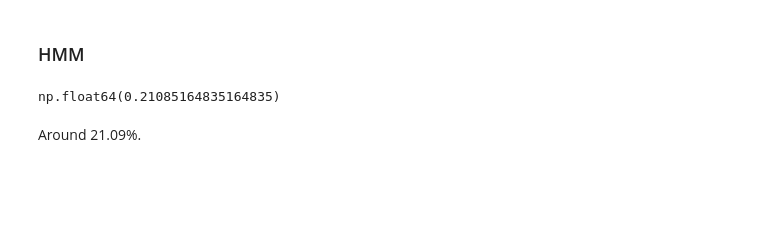
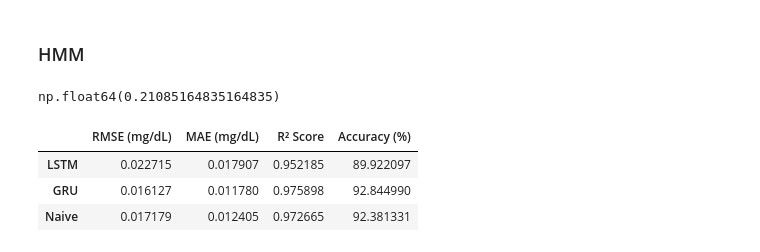
Before and after one commit to Glucora/Ai-Powered-System-for-Continuous-Glucose-Monitoring-and-Automated-Insulin-Delivery, a Jupyter notebook: Preprocessing/diabetes_datasets (Time-Series) - Malak/Fine Tuned GRU, LSTM, HMM Malak's dataset.ipynb, the cells around one changed output. Cells and saved outputs as stored; diff of their text form; code cells hidden in the pictures; blank space fills up the shorter version.

Commit message:
Feat: Added Performances Matrices

```diff
--- a/Preprocessing/diabetes_datasets (Time-Series) - Malak/Fine Tuned GRU, LSTM, HMM Malak's dataset.ipynb
+++ b/Preprocessing/diabetes_datasets (Time-Series) - Malak/Fine Tuned GRU, LSTM, HMM Malak's dataset.ipynb
@@ -271,5 +269,3 @@ accuracy = np.mean(pred_states == states.values)
 accuracy
 # %% [output]
 np.float64(0.21085164835164835)
-# %% [markdown]
-Around 21.09%.
@@ -275,0 +306,30 @@ Around 21.09%.
+# %%
+from sklearn.metrics import mean_squared_error, mean_absolute_error, r2_score
+
+def calculate_metrics(y_true, y_pred):
+    rmse = np.sqrt(mean_squared_error(y_true, y_pred))
+    mae = mean_absolute_error(y_true, y_pred)
+    r2 = r2_score(y_true, y_pred)
+    # Accuracy based on mean glucose
+    acc = 100 * (1 - rmse / np.mean(y_true))
+    return [rmse, mae, r2, acc]
+
+# Compile Data
+matrix_rows = {
+    "LSTM": calculate_metrics(y_true, lstm_preds),
+    "GRU": calculate_metrics(y_true, gru_preds),
+    "Naive": calculate_metrics(y_true_naive, naive_preds)
+}
+
+performance_matrix = pd.DataFrame(
+    matrix_rows,
+    index=["RMSE (mg/dL)", "MAE (mg/dL)", "R² Score", "Accuracy (%)"]
+).T
+
+# Round for readability
+performance_matrix
+# %% [output]
+|  | RMSE (mg/dL) | MAE (mg/dL) | R² Score | Accuracy (%) |
+| LSTM | 0.022715 | 0.017907 | 0.952185 | 89.922097 |
+| GRU | 0.016127 | 0.011780 | 0.975898 | 92.844990 |
+| Naive | 0.017179 | 0.012405 | 0.972665 | 92.381331 |
```
Also changed, not shown: parts of 5 cells of this notebook, 1 other file.
